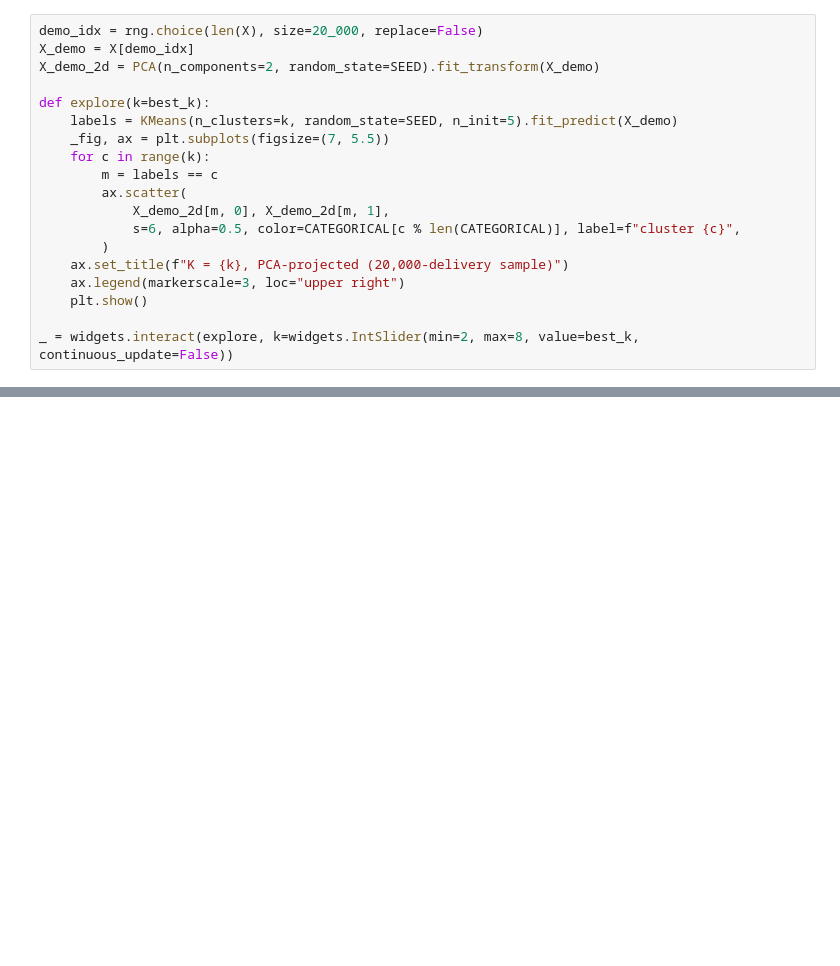
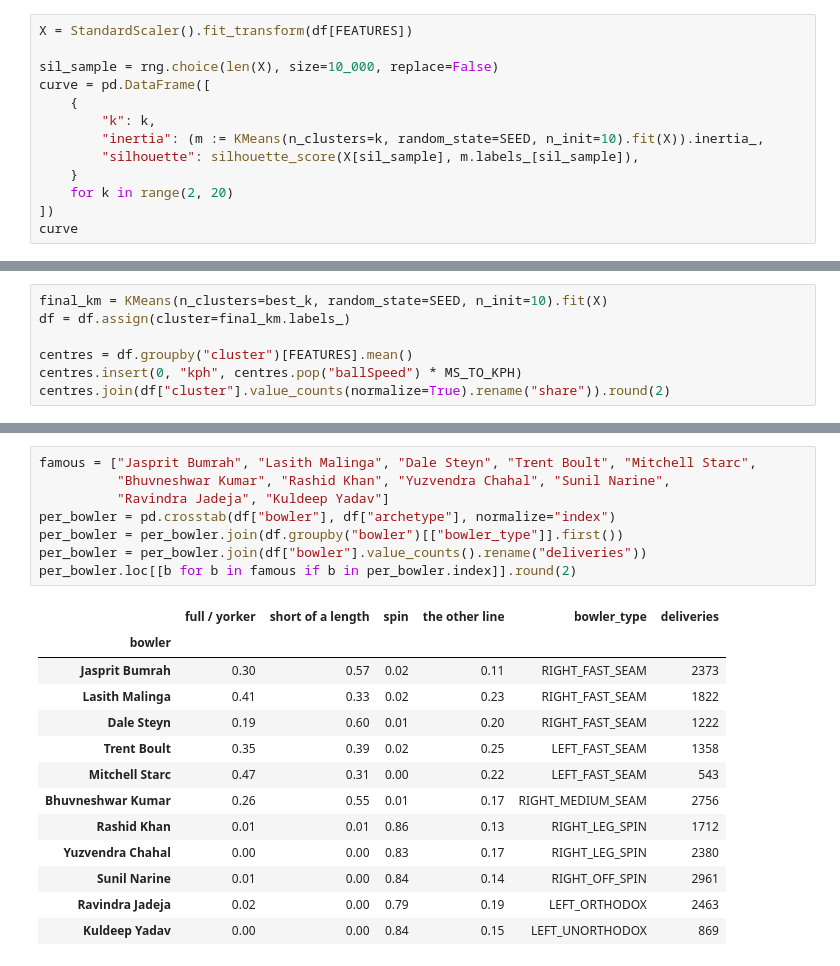
Before and after one commit to kishan19/ds-with-cricket-basic-ML, a Jupyter notebook: lessons/01-kmeans-clustering/lesson.ipynb, the cells around one changed output, grey strips where cells are left out. Drawn from its saved outputs; the diff is of its cells as text; blank space fills up the shorter version.

```diff
--- a/lessons/01-kmeans-clustering/lesson.ipynb
+++ b/lessons/01-kmeans-clustering/lesson.ipynb
@@ -197,20 +201,14 @@ computed on the full dataset.
 # %%
-demo_idx = rng.choice(len(X), size=20_000, replace=False)
-X_demo = X[demo_idx]
-X_demo_2d = PCA(n_components=2, random_state=SEED).fit_transform(X_demo)
+X = StandardScaler().fit_transform(df[FEATURES])
 
-def explore(k=best_k):
-    labels = KMeans(n_clusters=k, random_state=SEED, n_init=5).fit_predict(X_demo)
-    _fig, ax = plt.subplots(figsize=(7, 5.5))
-    for c in range(k):
-        m = labels == c
-        ax.scatter(
-            X_demo_2d[m, 0], X_demo_2d[m, 1],
-            s=6, alpha=0.5, color=CATEGORICAL[c % len(CATEGORICAL)], label=f"cluster {c}",
-        )
-    ax.set_title(f"K = {k}, PCA-projected (20,000-delivery sample)")
-    ax.legend(markerscale=3, loc="upper right")
-    plt.show()
-
-_ = widgets.interact(explore, k=widgets.IntSlider(min=2, max=8, value=best_k, continuous_update=False))
+sil_sample = rng.choice(len(X), size=10_000, replace=False)
+curve = pd.DataFrame([
+    {
+        "k": k,
+        "inertia": (m := KMeans(n_clusters=k, random_state=SEED, n_init=10).fit(X)).inertia_,
+        "silhouette": silhouette_score(X[sil_sample], m.labels_[sil_sample]),
+    }
+    for k in range(2, 20)
+])
+curve
 # %% [output]
@@ -294,0 +285,7 @@ PCA, and what "distance" even means in seven dimensions.
+# %%
+final_km = KMeans(n_clusters=best_k, random_state=SEED, n_init=10).fit(X)
+df = df.assign(cluster=final_km.labels_)
+
+centres = df.groupby("cluster")[FEATURES].mean()
+centres.insert(0, "kph", centres.pop("ballSpeed") * MS_TO_KPH)
+centres.join(df["cluster"].value_counts(normalize=True).rename("share")).round(2)
@@ -354,0 +351,22 @@ One bad draw looked like a broken implementation. It was a missing n_init.
+# %%
+famous = ["Jasprit Bumrah", "Lasith Malinga", "Dale Steyn", "Trent Boult", "Mitchell Starc",
+          "Bhuvneshwar Kumar", "Rashid Khan", "Yuzvendra Chahal", "Sunil Narine",
+          "Ravindra Jadeja", "Kuldeep Yadav"]
+per_bowler = pd.crosstab(df["bowler"], df["archetype"], normalize="index")
+per_bowler = per_bowler.join(df.groupby("bowler")[["bowler_type"]].first())
+per_bowler = per_bowler.join(df["bowler"].value_counts().rename("deliveries"))
+per_bowler.loc[[b for b in famous if b in per_bowler.index]].round(2)
+# %% [output]
+|  | full / yorker | short of a length | spin | the other line | bowler_type | deliveries |
+| bowler |  |  |  |  |  |  |
+| Jasprit Bumrah | 0.30 | 0.57 | 0.02 | 0.11 | RIGHT_FAST_SEAM | 2373 |
+| Lasith Malinga | 0.41 | 0.33 | 0.02 | 0.23 | RIGHT_FAST_SEAM | 1822 |
+| Dale Steyn | 0.19 | 0.60 | 0.01 | 0.20 | RIGHT_FAST_SEAM | 1222 |
+| Trent Boult | 0.35 | 0.39 | 0.02 | 0.25 | LEFT_FAST_SEAM | 1358 |
+| Mitchell Starc | 0.47 | 0.31 | 0.00 | 0.22 | LEFT_FAST_SEAM | 543 |
+| Bhuvneshwar Kumar | 0.26 | 0.55 | 0.01 | 0.17 | RIGHT_MEDIUM_SEAM | 2756 |
+| Rashid Khan | 0.01 | 0.01 | 0.86 | 0.13 | RIGHT_LEG_SPIN | 1712 |
+| Yuzvendra Chahal | 0.00 | 0.00 | 0.83 | 0.17 | RIGHT_LEG_SPIN | 2380 |
+| Sunil Narine | 0.01 | 0.00 | 0.84 | 0.14 | RIGHT_OFF_SPIN | 2961 |
+| Ravindra Jadeja | 0.02 | 0.00 | 0.79 | 0.19 | LEFT_ORTHODOX | 2463 |
+| Kuldeep Yadav | 0.00 | 0.00 | 0.84 | 0.15 | LEFT_UNORTHODOX | 869 |
```
Also changed, not shown: parts of 37 cells of this notebook, 9 other files.
